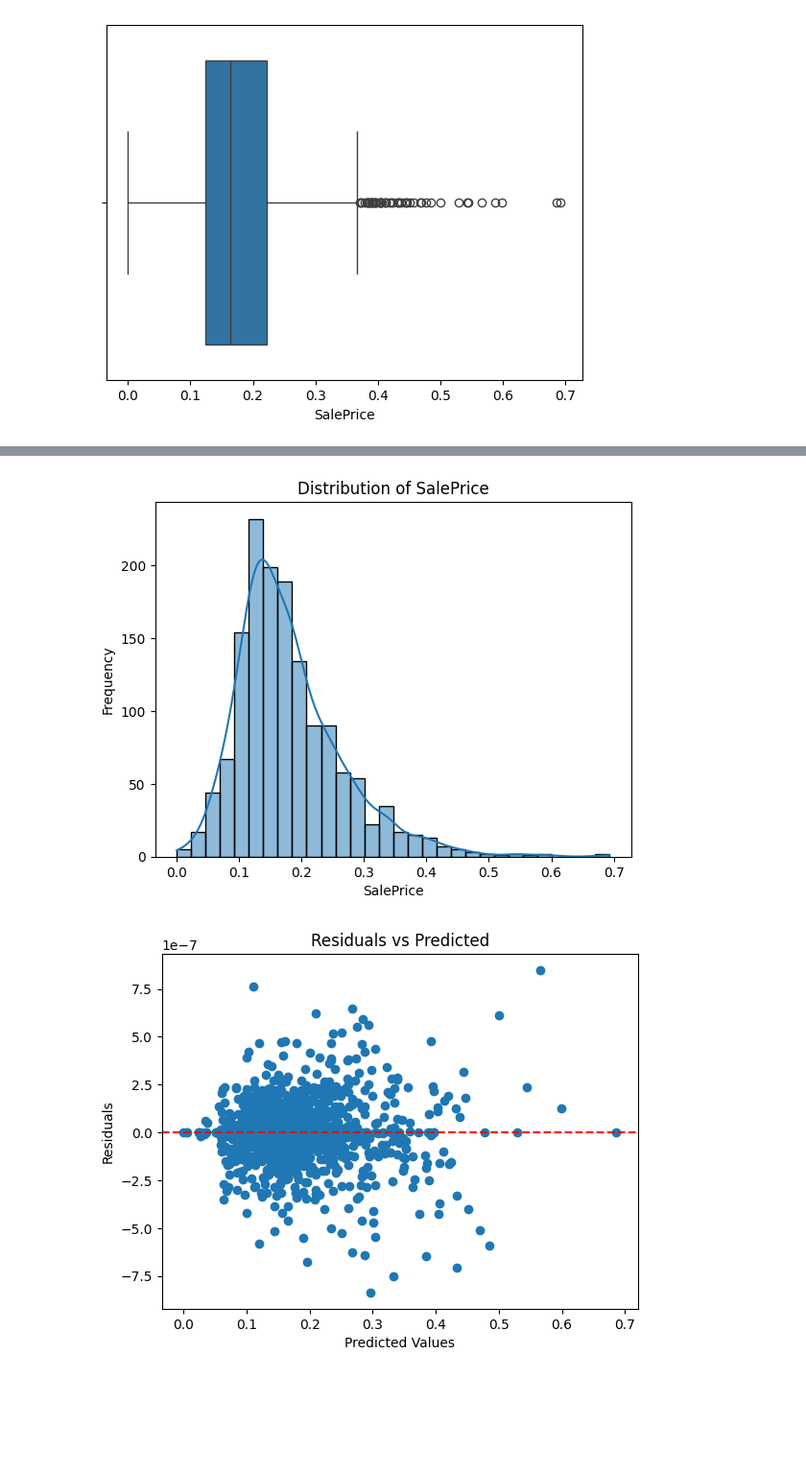
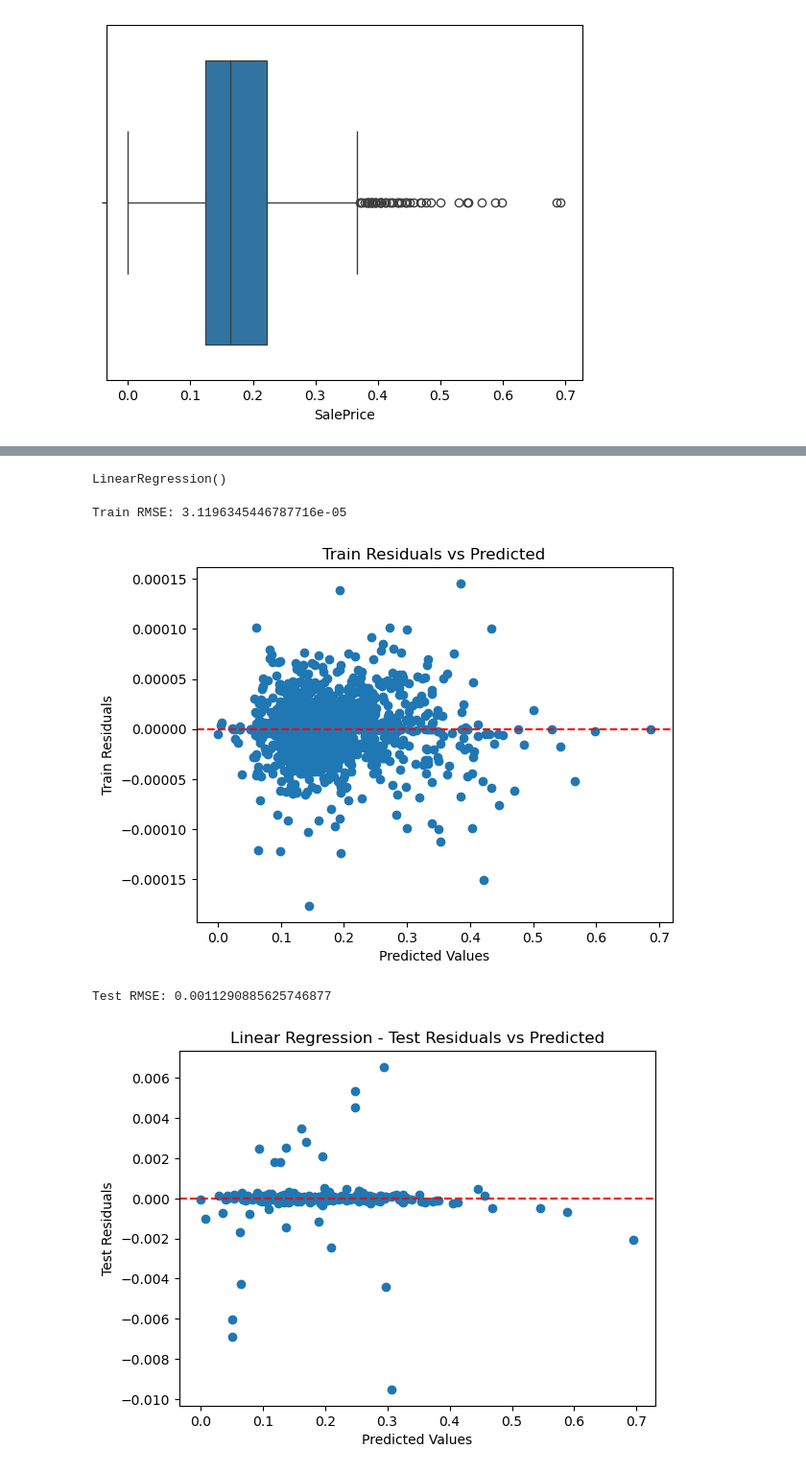
Before and after one commit to josephyooo/ML-proposal, a Jupyter notebook: src/House_prices_prediction.ipynb, the cells around one changed output, grey strips where cells are left out. Shown: that part at 96% size. Saved outputs shown, nothing was run; the diff lists cells and outputs as text; code cells hidden in the pictures; blank space fills up the shorter version.

Commit message:
Expansion on linear methods

```diff
--- a/src/House_prices_prediction.ipynb
+++ b/src/House_prices_prediction.ipynb
@@ -233,7 +233,7 @@ print(test_df.shape)
 from sklearn.feature_selection import RFE
 from sklearn.linear_model import Lasso
 
-def select_features_with_rfe(X, y, n_features_to_select=5):
+def select_features_with_rfe(X, y, step, n_features_to_select=5):
     """
     Perform Recursive Feature Elimination (RFE) to select the top features.
 
@@ -249,7 +249,7 @@ def select_features_with_rfe(X, y, n_features_to_select=5):
     model = Lasso(alpha=0.01)  # You can tune the alpha value
 
     # Initialize RFE with the specified number of features to select
-    rfe = RFE(estimator=model, n_features_to_select=n_features_to_select)
+    rfe = RFE(estimator=model, step=step, n_features_to_select=n_features_to_select)
 
     # Fit RFE
     rfe.fit(X, y)
@@ -299,0 +281,15 @@ Filtered test_df shape: (1459, 1000)
+# %%
+# Define your target (ensure it's aligned with the cleaned DataFrame)
+target = train_df_numeric["SalePrice"]
+features = train_df_numeric.drop(columns=["SalePrice"])
+
+selected_features = select_features_with_rfe(features, target, step=25, n_features_to_select = 775)
+
+selected_features_with_target = selected_features + ["SalePrice"]
+
+# Filter train_df and test_df to keep only the selected features
+train_df_selected = train_df[selected_features_with_target]  # Keep target in training set
+test_df_selected = test_df[selected_features]  # Exclude target from test set
+
+print("Filtered train_df shape:", train_df_selected.shape)
+print("Filtered test_df shape:", test_df_selected.shape)
@@ -351,27 +344,61 @@ RMSE: 6842.555617425079
+# %%
+# Create a linear regression model
+model = LinearRegression()
+
+# Train the model
+model.fit(X_train, y_train)
+# %% [output]
+LinearRegression()
+# %%
+# Make predictions
+y_pred = model.predict(X_train)
+
+# Calculate residuals
+residuals = y_train - y_pred
+# Calculate RMSE
+rmse = np.sqrt(np.mean(residuals ** 2))
+print(f'Train RMSE: {rmse}')
+
+# Plotting residuals
+y_pred_train = model.predict(X_train)
+residuals = y_train - y_pred_train
+
+plt.scatter(y_pred_train, residuals)
+plt.axhline(0, color='red', linestyle='--')
+plt.title('Train Residuals vs Predicted')
+plt.xlabel('Predicted Values')
+plt.ylabel('Train Residuals')
+plt.show()
+# %% [output]
+Train RMSE: 3.1196345446787716e-05
+[figure, added]
 # %%
-# Visualize the distribution of SalePrice
-sns.histplot(train_df['SalePrice'], bins=30, kde=True)
-plt.title('Distribution of SalePrice')
-plt.xlabel('SalePrice')
-plt.ylabel('Frequency')
-plt.show()
 """
 # Check for correlations
 correlation_matrix = train_df.corr()
 sns.heatmap(correlation_matrix, annot=True, fmt=".2f", cmap='coolwarm')
 plt.title('Correlation Matrix')
 plt.show()
 """
+# Make predictions
+y_pred = model.predict(X_val)
+
+# Calculate residuals
+residuals = y_val - y_pred
+# Calculate RMSE
+rmse = np.sqrt(np.mean(residuals ** 2))
+print(f'Test RMSE: {rmse}')
+
 # Plotting residuals
-y_pred_train = model.predict(X_train)
-residuals = y_train - y_pred_train
+y_pred_val = model.predict(X_val)
+residuals = y_val - y_pred_val
 
-plt.scatter(y_pred_train, residuals)
+plt.scatter(y_pred_val, residuals)
 plt.axhline(0, color='red', linestyle='--')
-plt.title('Residuals vs Predicted')
+plt.title('Linear Regression - Test Residuals vs Predicted')
 plt.xlabel('Predicted Values')
-plt.ylabel('Residuals')
+plt.ylabel('Test Residuals')
 plt.show()
 # %% [output]
+Test RMSE: 0.0011290885625746877
-[figure, old version]
+[figure, new version]
-[figure, removed]
```
Also changed, not shown: parts of 25 cells of this notebook, 6 other files.
